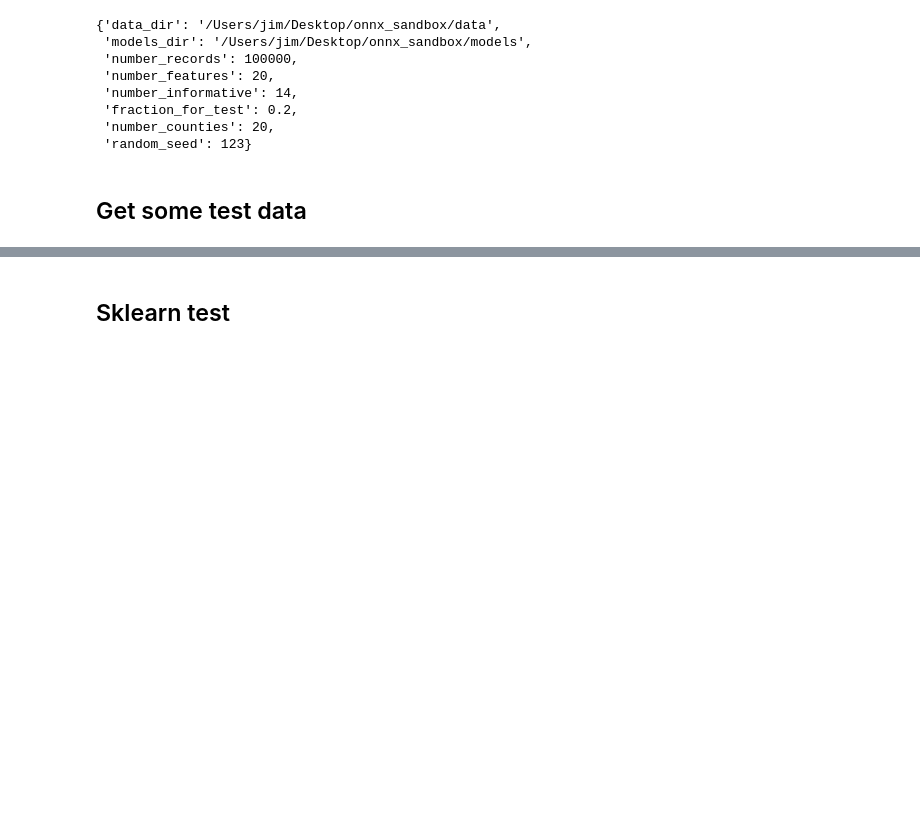
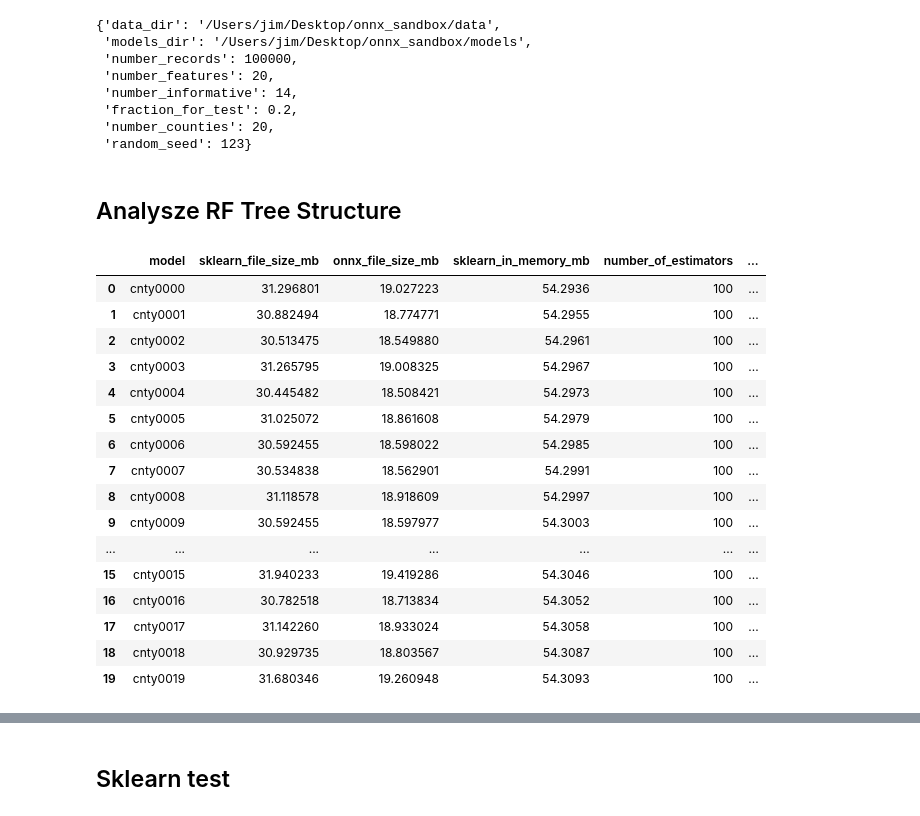
Before and after one commit to jimthompson5802/onnx_sandbox, a Jupyter notebook: testbed/score_records_test.ipynb, the cells around one changed output, grey strips where cells are left out. Drawn from its saved outputs; the diff is of its cells as text; code cells hidden in the pictures; blank space fills up the shorter version.

Commit message:
add anlaysis of rf tree structure

```diff
--- a/testbed/score_records_test.ipynb
+++ b/testbed/score_records_test.ipynb
@@ -48,5 +49,57 @@ MODELS_DIR = os.path.join(config['models_dir'], 'benchmark')
 # setup directory to collect performance data
 shutil.rmtree(PERFORMANCE_DATA_DIR, ignore_errors=True)
 os.makedirs(PERFORMANCE_DATA_DIR, exist_ok=True)
-# %% [markdown]
-## Get some test data
+# %% [markdown]
+## Analysze RF Tree Structure
+# %%
+# collect metrics on RF tree structure
+tree_metrics = []
+rf_models = glob.glob(os.path.join(MODELS_DIR, '*.pkl'))
+for model in rf_models:
+    # get file sizes
+    fp_parts = os.path.splitext(model)
+    metrics = {'model': fp_parts[0].split('/')[-1]}
+    metrics['sklearn_file_size_mb'] = os.path.getsize(model) / (1024 * 1024)
+    metrics['onnx_file_size_mb'] = os.path.getsize(fp_parts[0] + '.onnx') / (1024 * 1024)
+
+    # extract tree structure
+    with open(model, 'rb') as f:
+        rf = pickle.load(f)
+    metrics['sklearn_in_memory_mb'] = actualsize_mb(rf)
+    metrics['number_of_estimators'] = len(rf.estimators_)
+    tree_depth = [tree.tree_.max_depth for tree in rf.estimators_]
+    metrics['min_depth'] = np.min(tree_depth)
+    metrics['max_depth'] = np.max(tree_depth)
+    metrics['mean_depth'] = np.mean(tree_depth)
+
+    # get onnx in memory size
+    onnx_rf = rt.InferenceSession(fp_parts[0] + '.onnx')
+    metrics['onnx_in_memory_mb'] = actualsize_mb(onnx_rf)
+
+    del rf
+    del onnx_rf
+
+    # collect metrics
+    tree_metrics.append(metrics)
+# %%
+# overview of tree structure
+tree_metrics_df = pd.DataFrame(tree_metrics)
+tree_metrics_df
+# %% [output]
+|  | model | sklearn_file_size_mb | onnx_file_size_mb | sklearn_in_memory_mb | number_of_estimators | ... |
+| 0 | cnty0000 | 31.296801 | 19.027223 | 54.2936 | 100 | ... |
+| 1 | cnty0001 | 30.882494 | 18.774771 | 54.2955 | 100 | ... |
+| 2 | cnty0002 | 30.513475 | 18.549880 | 54.2961 | 100 | ... |
+| 3 | cnty0003 | 31.265795 | 19.008325 | 54.2967 | 100 | ... |
+| 4 | cnty0004 | 30.445482 | 18.508421 | 54.2973 | 100 | ... |
+| 5 | cnty0005 | 31.025072 | 18.861608 | 54.2979 | 100 | ... |
+| 6 | cnty0006 | 30.592455 | 18.598022 | 54.2985 | 100 | ... |
+| 7 | cnty0007 | 30.534838 | 18.562901 | 54.2991 | 100 | ... |
+| 8 | cnty0008 | 31.118578 | 18.918609 | 54.2997 | 100 | ... |
+| 9 | cnty0009 | 30.592455 | 18.597977 | 54.3003 | 100 | ... |
+| ... | ... | ... | ... | ... | ... | ... |
+| 15 | cnty0015 | 31.940233 | 19.419286 | 54.3046 | 100 | ... |
+| 16 | cnty0016 | 30.782518 | 18.713834 | 54.3052 | 100 | ... |
+| 17 | cnty0017 | 31.142260 | 18.933024 | 54.3058 | 100 | ... |
+| 18 | cnty0018 | 30.929735 | 18.803567 | 54.3087 | 100 | ... |
+| 19 | cnty0019 | 31.680346 | 19.260948 | 54.3093 | 100 | ... |
```
Also changed, not shown: parts of 16 cells of this notebook.
